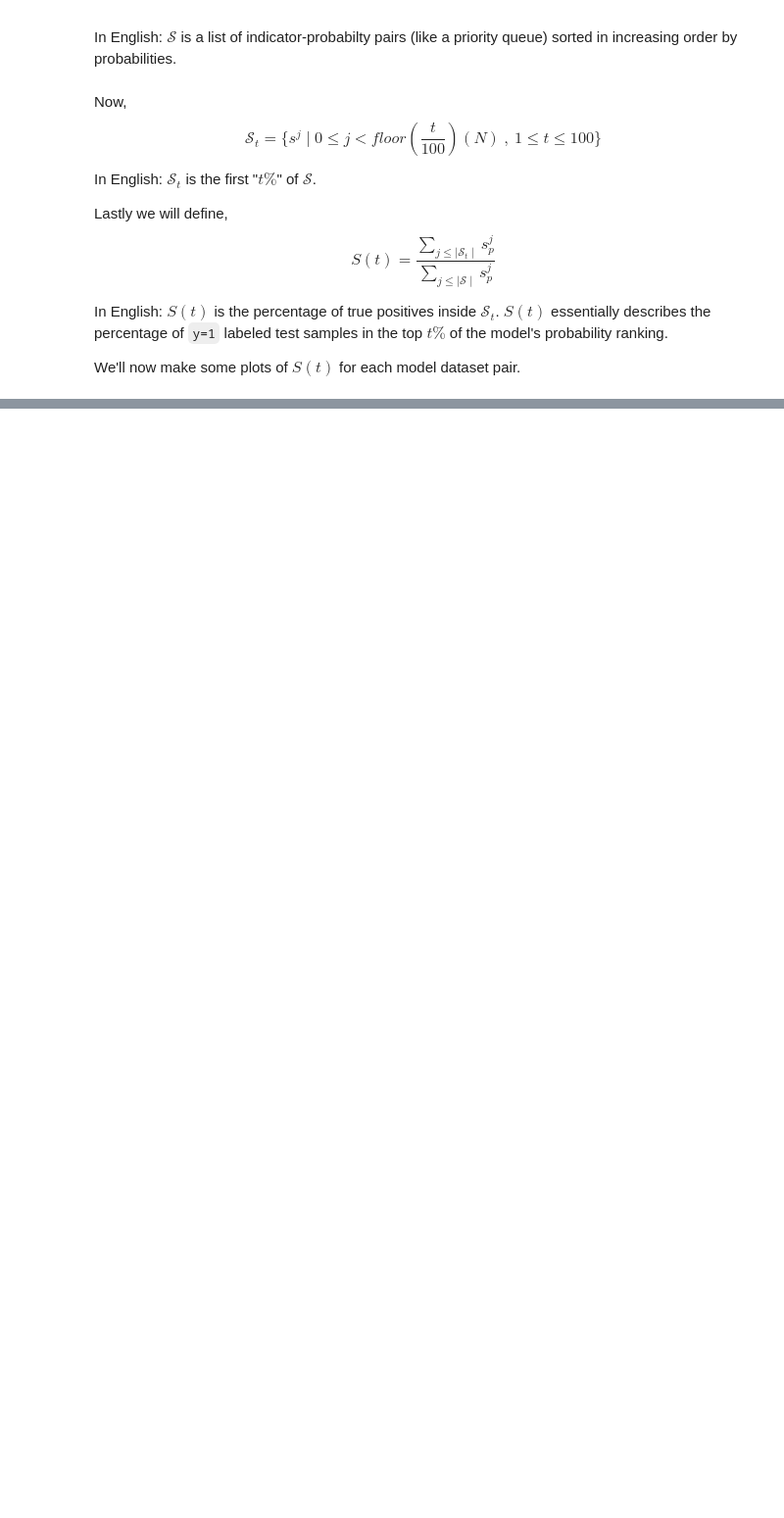
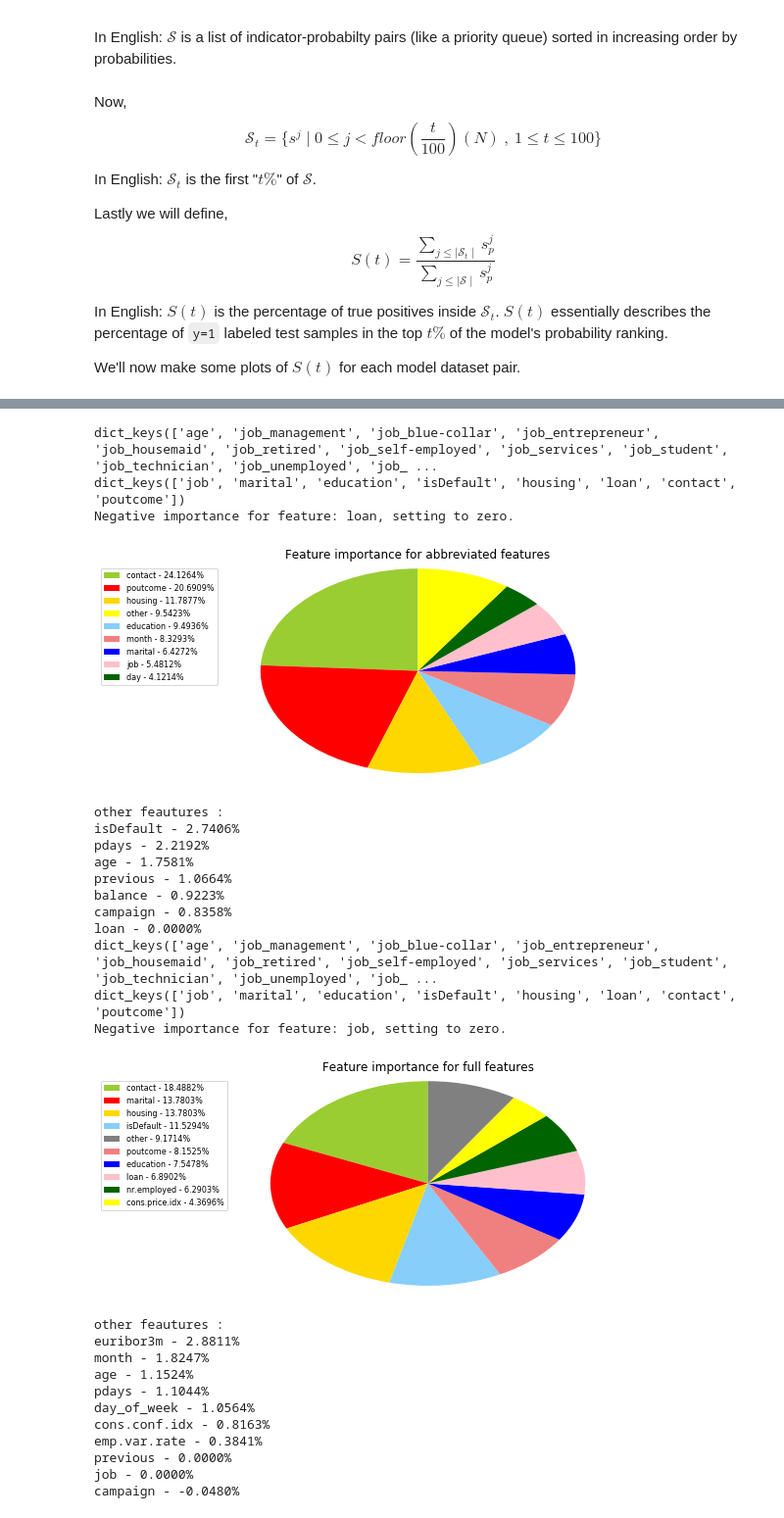
Before and after one commit to jakeypakey/telemarket_data, a Jupyter notebook: data_explore.ipynb, the cells around one changed output, grey strips where cells are left out. Shown at 98% size. Drawn from its saved outputs; the diff is of its cells as text; code cells hidden in the pictures; blank space fills up the shorter version.

```diff
--- a/data_explore.ipynb
+++ b/data_explore.ipynb
@@ -377 +359,41 @@ Finally, lets take a look at the factors involved in making these predictions fo
+# %%
+labels = [testLabels,testLabelsA]
+features = [testFeatures,testFeaturesA]
+cols = [colTitles,colTitlesA]
+maps = [peopleMap,peopleAdditionalMap]
+titles =['Feature importance for abbreviated features','Feature importance for full features']
+for i in range(2):
+    bunch=permutation_importance(models['RAFO'][i],features[i],labels[i],n_repeats=1)
+    importances = bunch['importances_mean']
+    result = proc.processImportance(maps[i],cols[i],importances)
+    proc.pie(result[0],result[1],result[2],titles[i],figureCount)
+    figureCount+=1
+# %% [output]
+dict_keys(['age', 'job_management', 'job_blue-collar', 'job_entrepreneur', 'job_housemaid', 'job_retired', 'job_self-employed', 'job_services', 'job_student', 'job_technician', 'job_unemployed', 'job_ ...
+dict_keys(['job', 'marital', 'education', 'isDefault', 'housing', 'loan', 'contact', 'poutcome'])
+Negative importance for feature: loan, setting to zero.
+[figure, added]
+other feautures :
+isDefault - 2.7406%
+pdays - 2.2192%
+age - 1.7581%
+previous - 1.0664%
+balance - 0.9223%
+campaign - 0.8358%
+loan - 0.0000%
+dict_keys(['age', 'job_management', 'job_blue-collar', 'job_entrepreneur', 'job_housemaid', 'job_retired', 'job_self-employed', 'job_services', 'job_student', 'job_technician', 'job_unemployed', 'job_ ...
+dict_keys(['job', 'marital', 'education', 'isDefault', 'housing', 'loan', 'contact', 'poutcome'])
+Negative importance for feature: job, setting to zero.
+[figure, added]
+other feautures :
+euribor3m - 2.8811%
+month - 1.8247%
+age - 1.1524%
+pdays - 1.1044%
+day_of_week - 1.0564%
+cons.conf.idx - 0.8163%
+emp.var.rate - 0.3841%
+previous - 0.0000%
+job - 0.0000%
+campaign - -0.0480%
 # %% [markdown]
```
Also changed, not shown: parts of 6 cells of this notebook, 1 other file.
